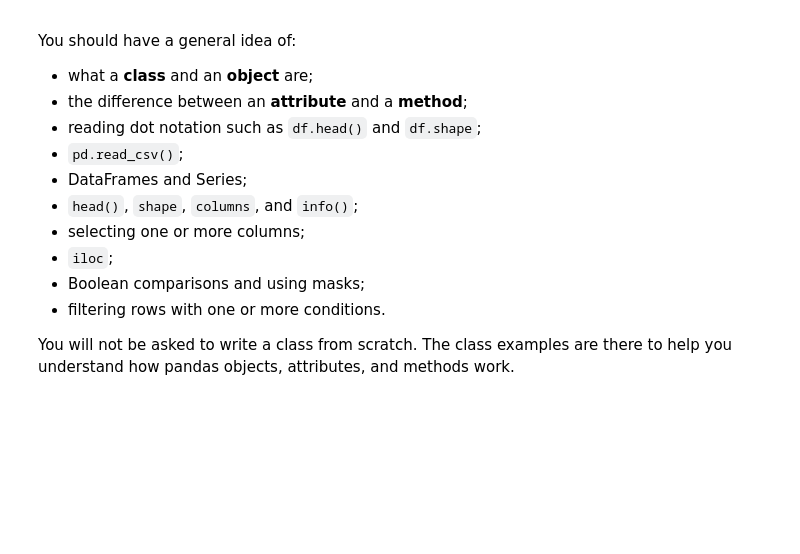
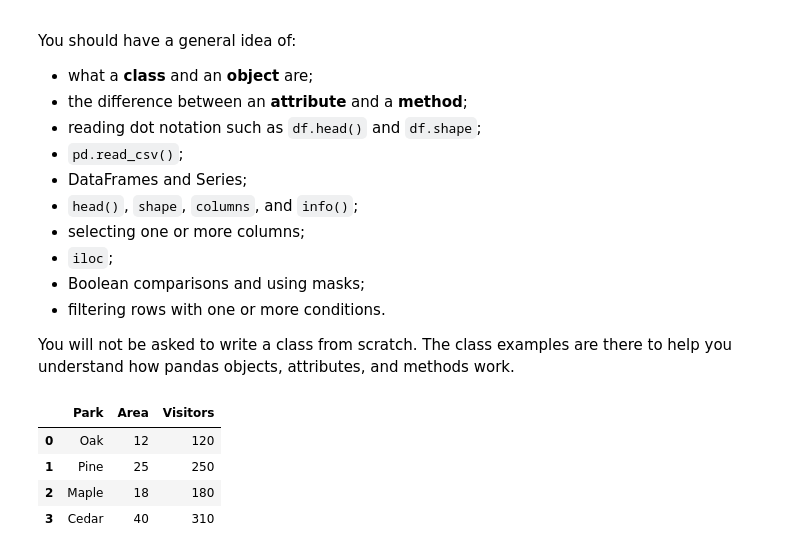
Before and after one commit to lane-erwin/geog592-cheyney, a Jupyter notebook: schedule/week04/GEOG592_Module3_Day1_pandas_Fundamentals_v2.ipynb, the cells around one changed output. Drawn from its saved outputs; the diff is of its cells as text; code cells hidden in the pictures; blank space fills up the shorter version.

```diff
--- a/schedule/week04/GEOG592_Module3_Day1_pandas_Fundamentals_v2.ipynb
+++ b/schedule/week04/GEOG592_Module3_Day1_pandas_Fundamentals_v2.ipynb
@@ -663,3 +663,15 @@ You should have a general idea of:
 - filtering rows with one or more conditions.
 
 You will not be asked to write a class from scratch. The class examples are there to help you understand how pandas objects, attributes, and methods work.
+# %%
+parks = pd.DataFrame({"Park": ["Oak", "Pine", "Maple", "Cedar"],
+                      "Area": [12, 25, 18,40],
+                      "Visitors": [120, 250, 180, 310]})
+
+parks.head()
+# %% [output]
+|  | Park | Area | Visitors |
+| 0 | Oak | 12 | 120 |
+| 1 | Pine | 25 | 250 |
+| 2 | Maple | 18 | 180 |
+| 3 | Cedar | 40 | 310 |
```
Also changed, not shown: parts of 4 cells of this notebook, 2 other files.
